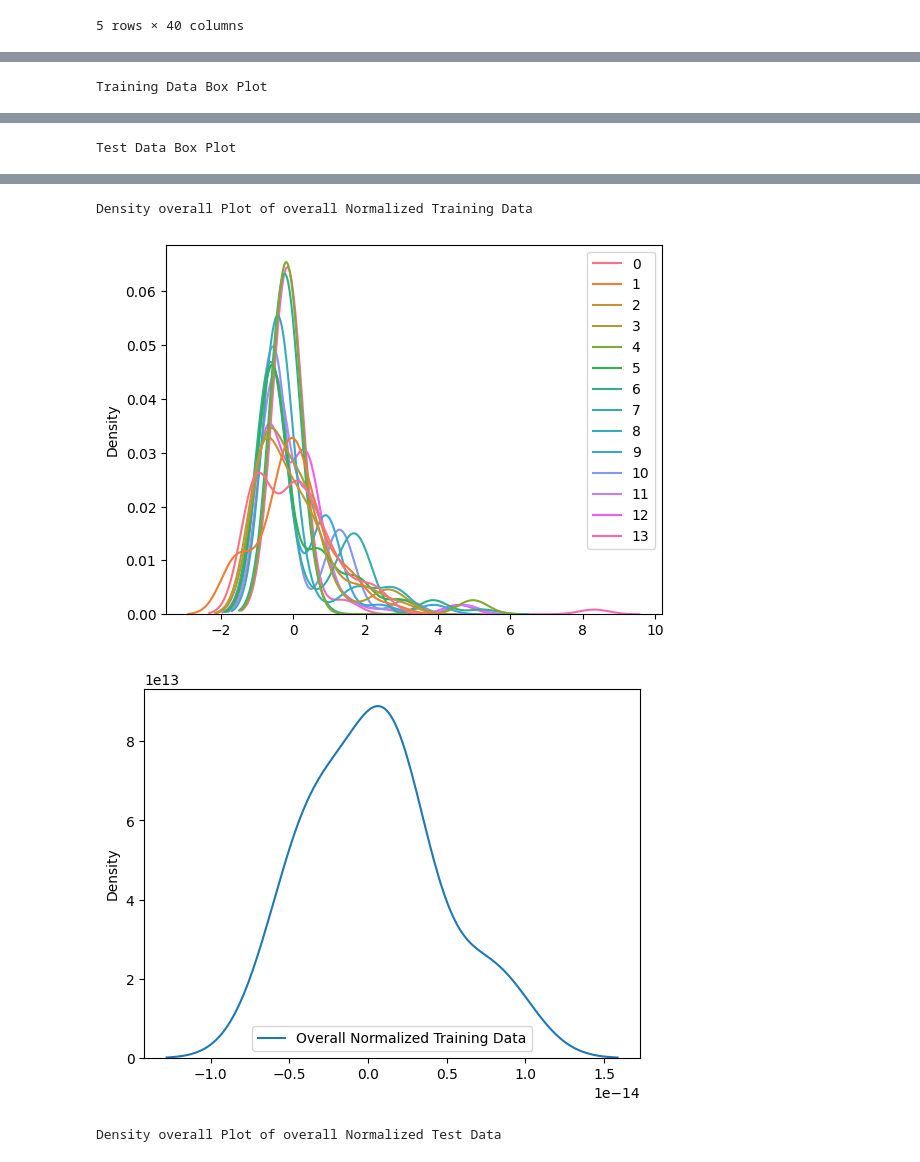
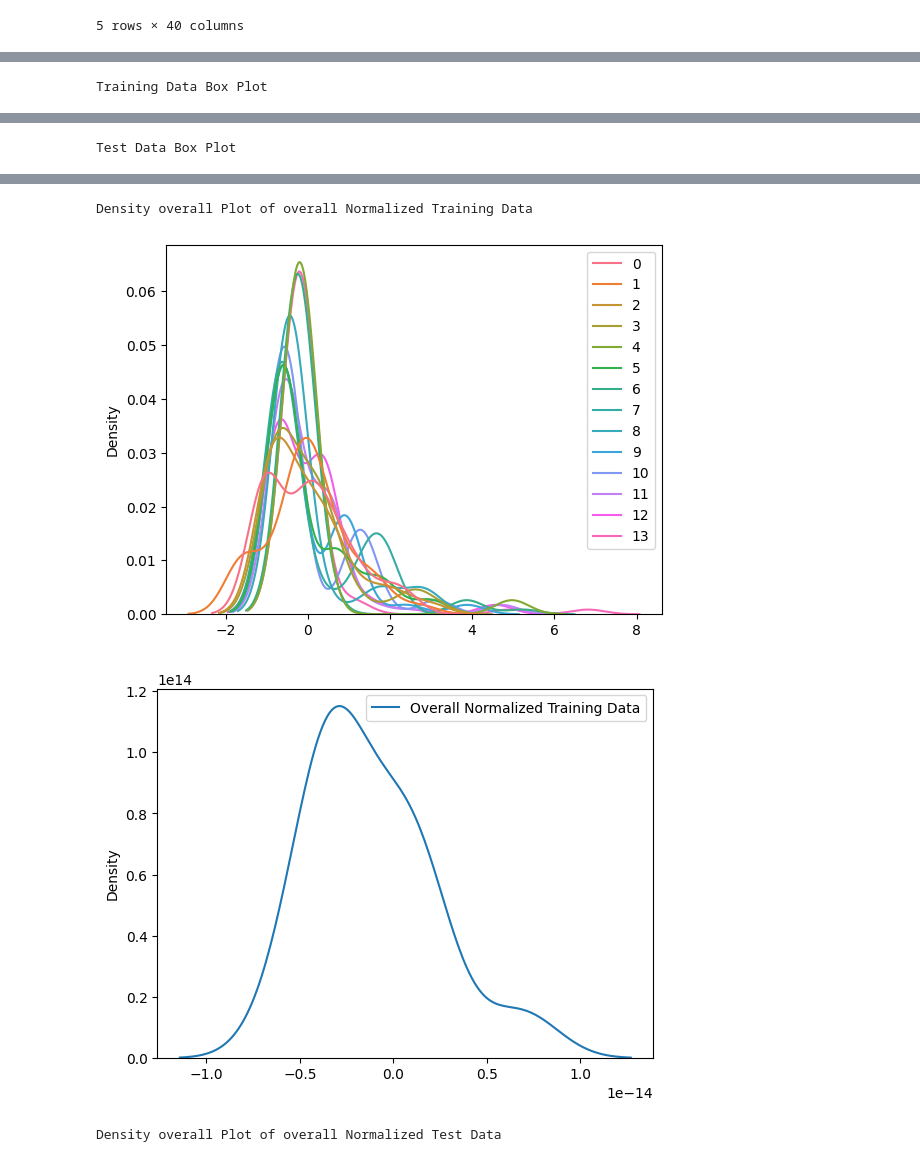
Before and after one commit to AlexxLunin/MLP_ASSSIGNMENT, a Jupyter notebook: 1_process_modeling.ipynb, the cells around one changed output, grey strips where cells are left out. Drawn from its saved outputs; the diff is of its cells as text; code cells hidden in the pictures.

```diff
--- a/1_process_modeling.ipynb
+++ b/1_process_modeling.ipynb
@@ -17,9 +18,9 @@ import seaborn as sns
 # %%
-df_train = pd.read_excel('/Users/alex/Desktop/GIT/MLP_ASSSIGNMENT-1/NO_HEADER_First Dataset.xlsx',header=None)
+df_train = pd.read_excel('both_data.xlsx', sheet_name= 'train', header=None)
 print('Train Data:')
 display(df_train.head())
 print()
-df_test = pd.read_excel('/Users/alex/Desktop/GIT/MLP_ASSSIGNMENT-1/NO_HEADER_Second Dataset.xlsx',header=None)
+df_test = pd.read_excel('both_data.xlsx', sheet_name= 'test', header=None)
 print('Test Data:')
 display(df_test.head())
 # %% [output]
@@ -98,7 +99,7 @@ sns.kdeplot(normalized_X_train_df)
 plt.show()
 
 sns.kdeplot(data = normalized_X_train_df.sum(axis=0), label="Overall Normalized Training Data")
-plt.legend()
+plt.legend(loc='best')
 plt.show()
 
 print('Density overall Plot of overall Normalized Test Data')
@@ -106,7 +107,7 @@ sns.kdeplot(normalized_X_test_df)
 plt.show()
 
 sns.kdeplot(normalized_X_test_df.sum(axis=0), label="Overall Normalized Testing Data")
-plt.legend()
+plt.legend(loc='best')
 plt.show()
 # %% [output]
 Training Data Box Plot
@@ -114,8 +115,8 @@ Training Data Box Plot
 Test Data Box Plot
 [figure]
 Density overall Plot of overall Normalized Training Data
-[figure, old version]
+[figure, new version]
-[figure, old version]
+[figure, new version]
 Density overall Plot of overall Normalized Test Data
 [figure]
 [figure]
```
Also changed, not shown: parts of 8 cells of this notebook, 1 other file.
